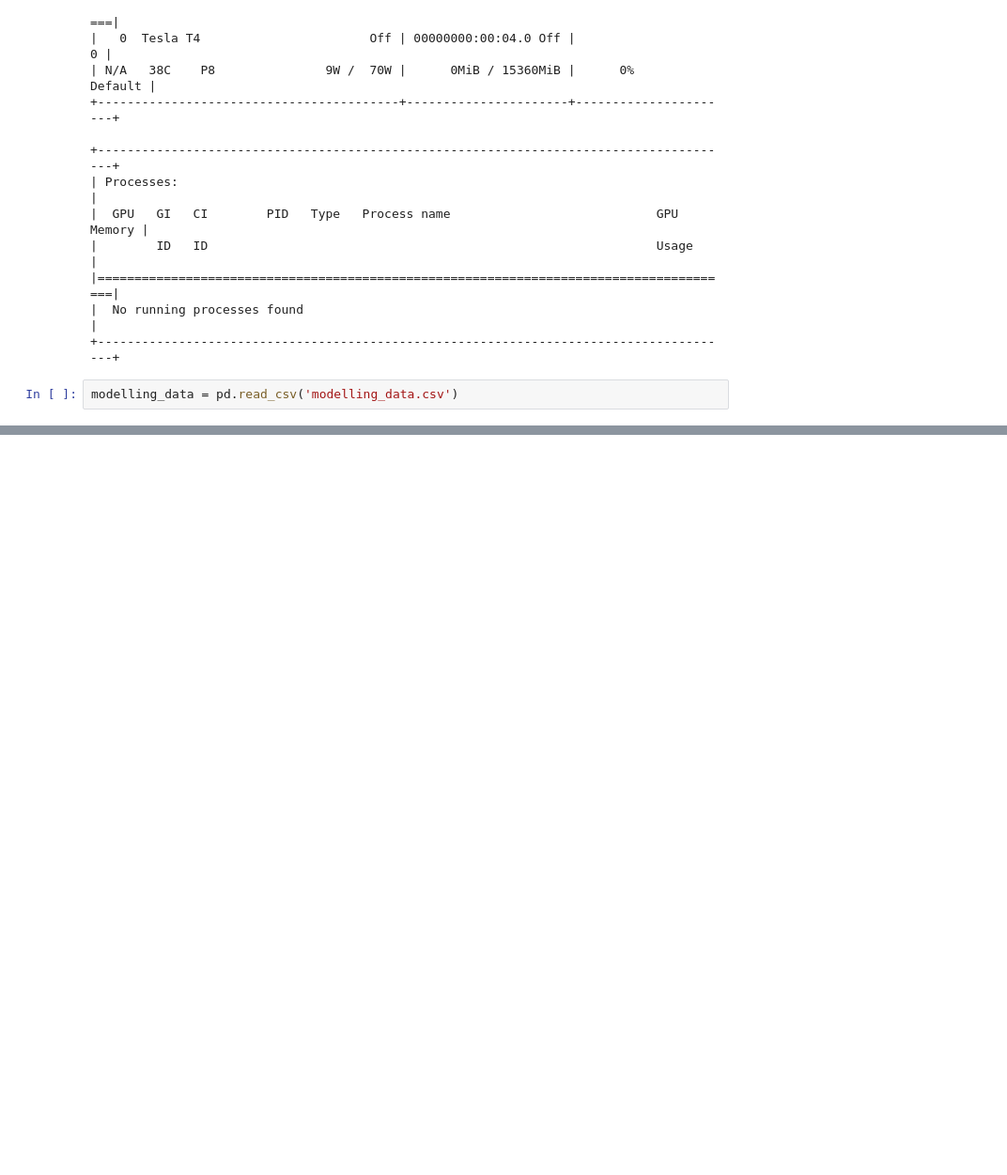
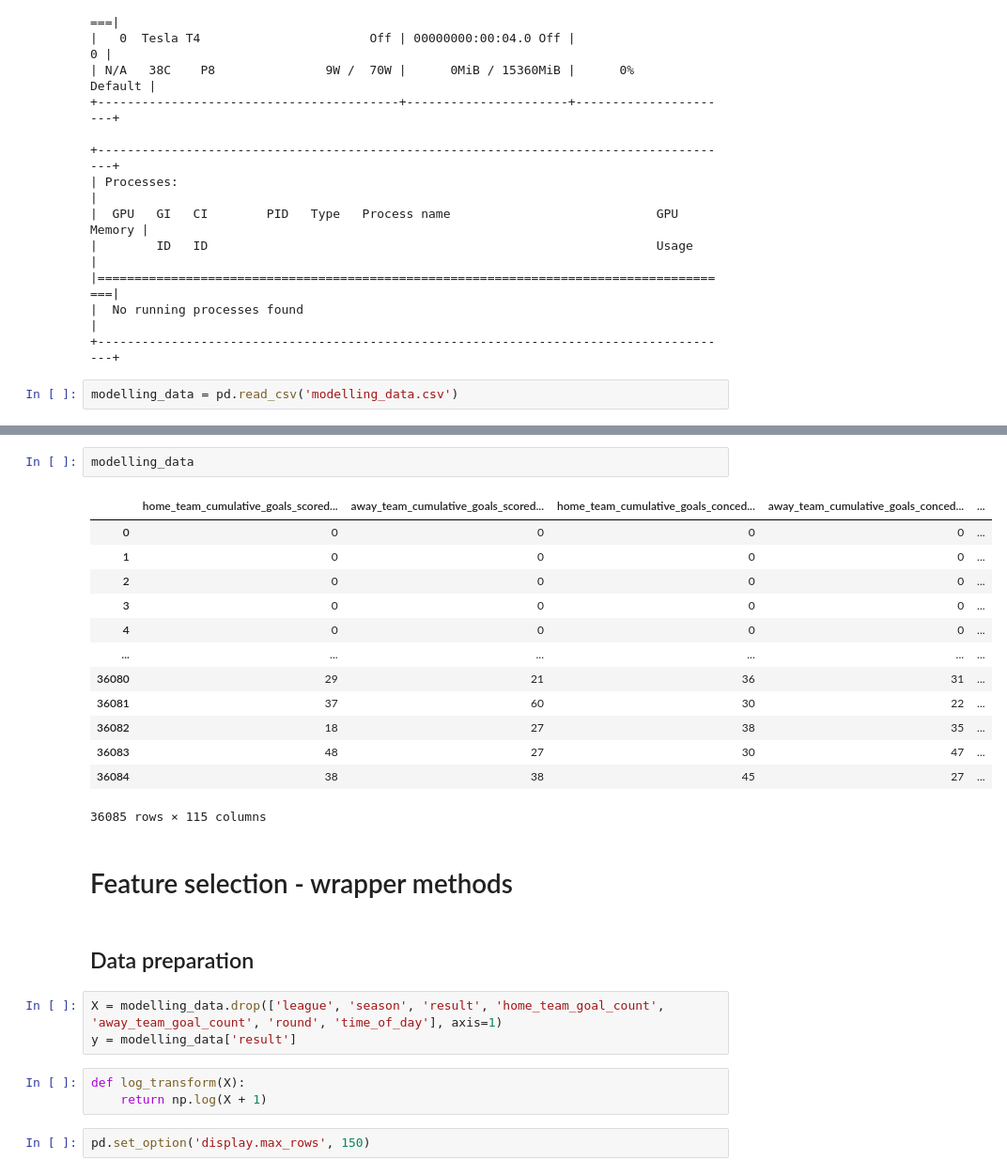
Before and after one commit to lukaszlewickii/football_games_predictor, a Jupyter notebook: eda_colab_gpu.ipynb, the cells around one changed output, grey strips where cells are left out. Shown at 94% size. Cells and saved outputs as stored; diff of their text form; blank space fills up the shorter version.

```diff
--- a/eda_colab_gpu.ipynb
+++ b/eda_colab_gpu.ipynb
@@ -176,0 +51,28 @@ cannot import name 'split_torch_state_dict_into_shards' from 'huggingface_hub' (
+# %%
+modelling_data
+# %% [output]
+|  | home_team_cumulative_goals_scored... | away_team_cumulative_goals_scored... | home_team_cumulative_goals_conced... | away_team_cumulative_goals_conced... | ... |
+| 0 | 0 | 0 | 0 | 0 | ... |
+| 1 | 0 | 0 | 0 | 0 | ... |
+| 2 | 0 | 0 | 0 | 0 | ... |
+| 3 | 0 | 0 | 0 | 0 | ... |
+| 4 | 0 | 0 | 0 | 0 | ... |
+| ... | ... | ... | ... | ... | ... |
+| 36080 | 29 | 21 | 36 | 31 | ... |
+| 36081 | 37 | 60 | 30 | 22 | ... |
+| 36082 | 18 | 27 | 38 | 35 | ... |
+| 36083 | 48 | 27 | 30 | 47 | ... |
+| 36084 | 38 | 38 | 45 | 27 | ... |
+36085 rows × 115 columns
+# %% [markdown]
+# Feature selection - wrapper methods
+# %% [markdown]
+## Data preparation
+# %%
+X = modelling_data.drop(['league', 'season', 'result', 'home_team_goal_count', 'away_team_goal_count', 'round', 'time_of_day'], axis=1)
+y = modelling_data['result']
+# %%
+def log_transform(X):
+    return np.log(X + 1)
+# %%
+pd.set_option('display.max_rows', 150)
```
Also changed, not shown: parts of 21 cells of this notebook.
